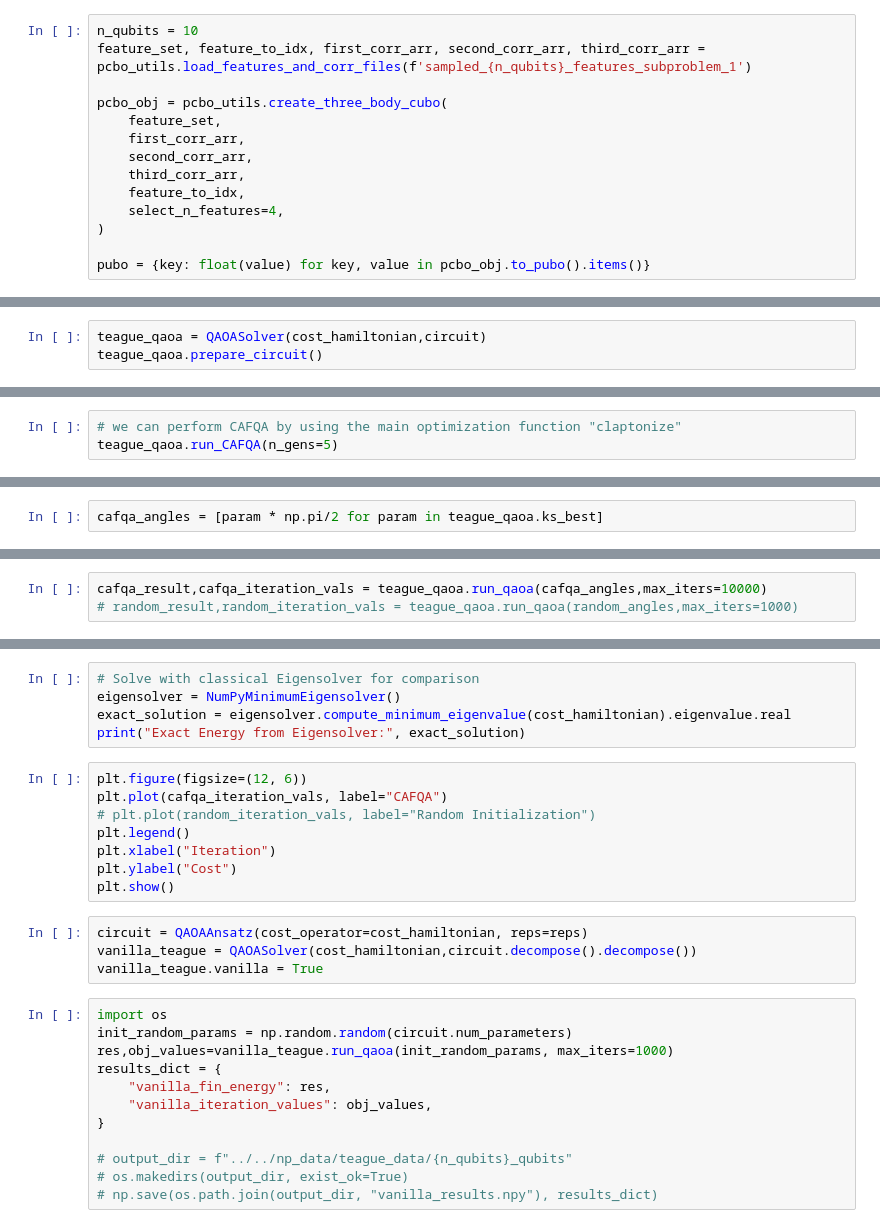
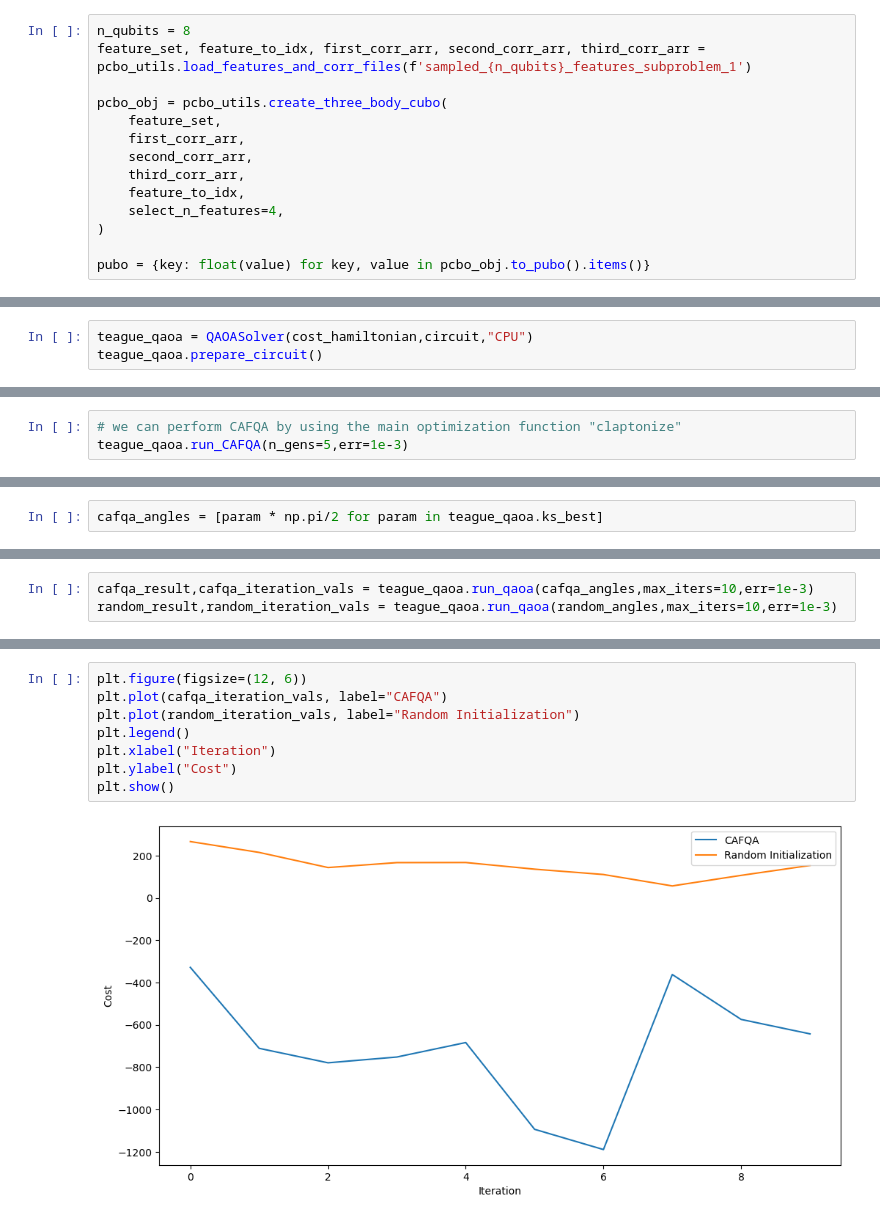
Before and after one commit to d-bharadwaj/SPIQ, a Jupyter notebook: teague_code/code-for-gokul/cafqa_teague.ipynb, the cells around one changed output, grey strips where cells are left out. Saved outputs shown, nothing was run; the diff lists cells and outputs as text.

Commit message:
data: binary files

```diff
--- a/teague_code/code-for-gokul/cafqa_teague.ipynb
+++ b/teague_code/code-for-gokul/cafqa_teague.ipynb
@@ -34,7 +18,7 @@ import pickle
 import pcbo_utils
 from qiskit.quantum_info import SparsePauliOp
 # %%
-n_qubits = 10
+n_qubits = 8
 feature_set, feature_to_idx, first_corr_arr, second_corr_arr, third_corr_arr = pcbo_utils.load_features_and_corr_files(f'sampled_{n_qubits}_features_subproblem_1')
 
 pcbo_obj = pcbo_utils.create_three_body_cubo(
@@ -94,7 +78,7 @@ circuit
 # %% [output]
 <qiskit.circuit.library.n_local.qaoa_ansatz.QAOAAnsatz at 0x...>
 # %%
-teague_qaoa = QAOASolver(cost_hamiltonian,circuit)
+teague_qaoa = QAOASolver(cost_hamiltonian,circuit,"CPU")
 teague_qaoa.prepare_circuit()
 # %%
 # Solve with classical Eigensolver for comparison
@@ -103,7 +87,7 @@ exact_solution = teague_qaoa.evaluate_exact_energy()
 Exact Energy from Eigensolver: -22010.378744196947
 # %%
 # we can perform CAFQA by using the main optimization function "claptonize"
-teague_qaoa.run_CAFQA(n_gens=5)
+teague_qaoa.run_CAFQA(n_gens=5,err=1e-3)
 # %% [output]
 STARTING ROUND 0
 
@@ -149,5 +129,5 @@ print(f"Minimum Energy found with Random initialization over 100 runs: {min_ener
 # %%
-cafqa_result,cafqa_iteration_vals = teague_qaoa.run_qaoa(cafqa_angles,max_iters=10000)
-# random_result,random_iteration_vals = teague_qaoa.run_qaoa(random_angles,max_iters=1000)
+cafqa_result,cafqa_iteration_vals = teague_qaoa.run_qaoa(cafqa_angles,max_iters=10,err=1e-3)
+random_result,random_iteration_vals = teague_qaoa.run_qaoa(random_angles,max_iters=10,err=1e-3)
 # %%
 cafqa_result
@@ -154,29 +142,10 @@ cafqa_result
-# %%
-# Solve with classical Eigensolver for comparison
-eigensolver = NumPyMinimumEigensolver()
-exact_solution = eigensolver.compute_minimum_eigenvalue(cost_hamiltonian).eigenvalue.real
-print("Exact Energy from Eigensolver:", exact_solution)
 # %%
 plt.figure(figsize=(12, 6))
 plt.plot(cafqa_iteration_vals, label="CAFQA")
-# plt.plot(random_iteration_vals, label="Random Initialization")
+plt.plot(random_iteration_vals, label="Random Initialization")
 plt.legend()
 plt.xlabel("Iteration")
 plt.ylabel("Cost")
 plt.show()
+# %% [output]
+[figure, added]
-# %%
-circuit = QAOAAnsatz(cost_operator=cost_hamiltonian, reps=reps)
-vanilla_teague = QAOASolver(cost_hamiltonian,circuit.decompose().decompose())
-vanilla_teague.vanilla = True
-# %%
-import os
-init_random_params = np.random.random(circuit.num_parameters)
-res,obj_values=vanilla_teague.run_qaoa(init_random_params, max_iters=1000)
-results_dict = {
-    "vanilla_fin_energy": res,
-    "vanilla_iteration_values": obj_values,
-}
-
-# output_dir = f"../../np_data/teague_data/{n_qubits}_qubits"
-# os.makedirs(output_dir, exist_ok=True)
-# np.save(os.path.join(output_dir, "vanilla_results.npy"), results_dict)
```
Also changed, not shown: parts of 8 cells of this notebook, 7 other files.
